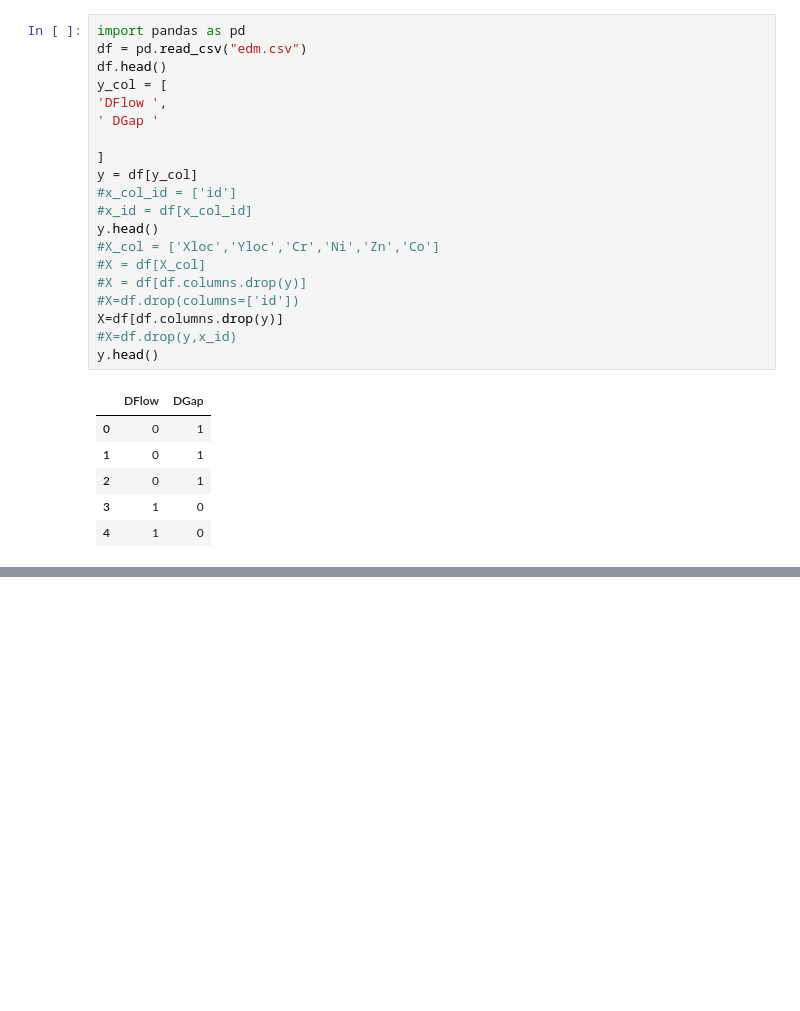
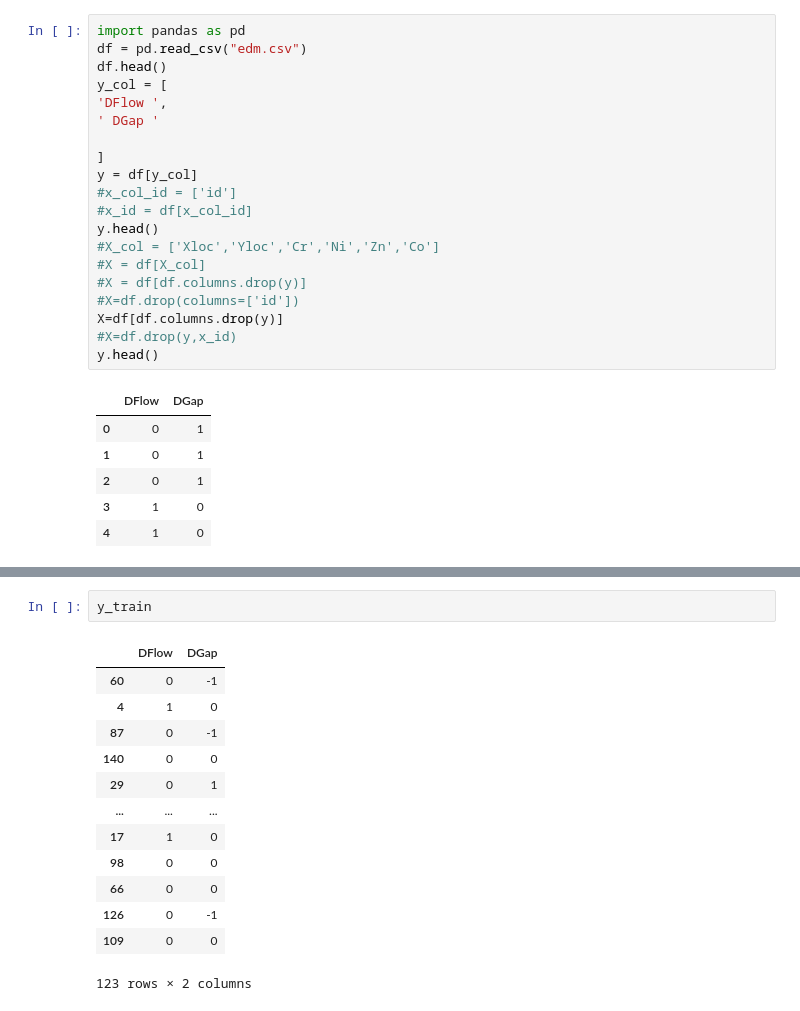
Before and after one commit to hanafimajid/tpot-mtr, a Jupyter notebook: edm.ipynb, the cells around one changed output, grey strips where cells are left out. Cells and saved outputs as stored; diff of their text form; blank space fills up the shorter version.

```diff
--- a/edm.ipynb
+++ b/edm.ipynb
@@ -83,0 +90,16 @@ X_test = X_test_scaled
+# %%
+y_train
+# %% [output]
+|  | DFlow | DGap |
+| 60 | 0 | -1 |
+| 4 | 1 | 0 |
+| 87 | 0 | -1 |
+| 140 | 0 | 0 |
+| 29 | 0 | 1 |
+| ... | ... | ... |
+| 17 | 1 | 0 |
+| 98 | 0 | 0 |
+| 66 | 0 | 0 |
+| 126 | 0 | -1 |
+| 109 | 0 | 0 |
+123 rows × 2 columns
```
Also changed, not shown: parts of 19 cells of this notebook.
